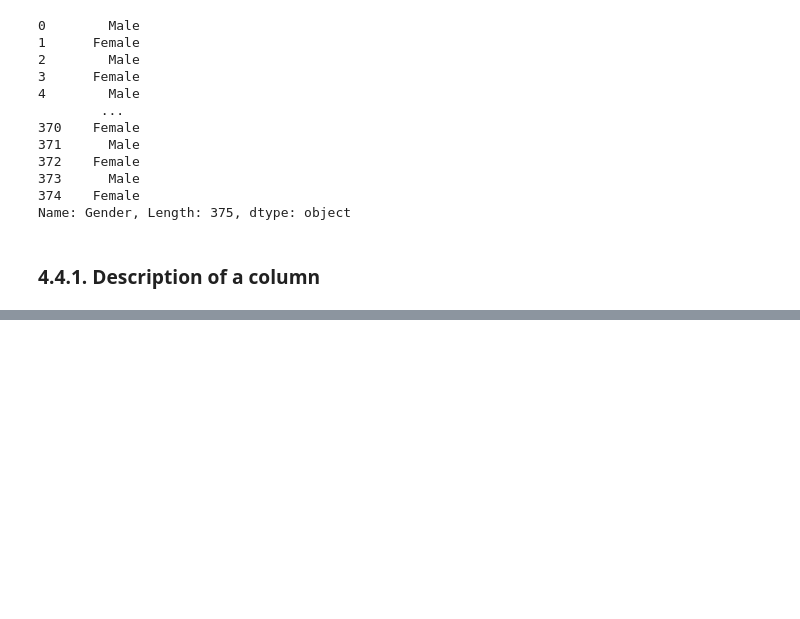
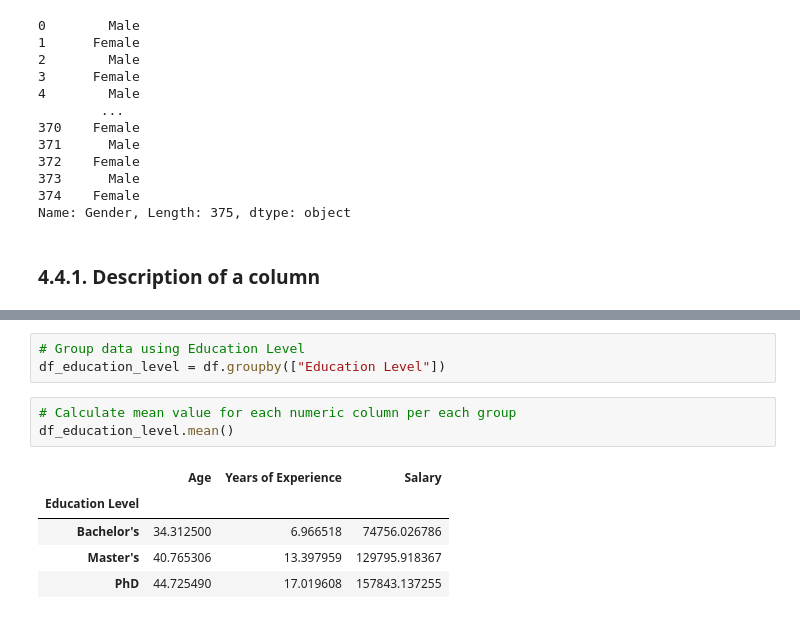
Before and after one commit to MYTE21/AI.Ultron, a Jupyter notebook: (1) Introduction to NN/(1.1) Python for Data Analysis/(1.1.1) Python for Data Analysis.ipynb, the cells around one changed output, grey strips where cells are left out. Saved outputs shown, nothing was run; the diff lists cells and outputs as text; blank space fills up the shorter version.

```diff
--- a/(1) Introduction to NN/(1.1) Python for Data Analysis/(1.1.1) Python for Data Analysis.ipynb
+++ b/(1) Introduction to NN/(1.1) Python for Data Analysis/(1.1.1) Python for Data Analysis.ipynb
@@ -295,0 +324,12 @@ Name: Gender, Length: 375, dtype: object
+# %%
+# Group data using Education Level
+df_education_level = df.groupby(["Education Level"])
+# %%
+# Calculate mean value for each numeric column per each group
+df_education_level.mean()
+# %% [output]
+|  | Age | Years of Experience | Salary |
+| Education Level |  |  |  |
+| Bachelor's | 34.312500 | 6.966518 | 74756.026786 |
+| Master's | 40.765306 | 13.397959 | 129795.918367 |
+| PhD | 44.725490 | 17.019608 | 157843.137255 |
```
Also changed, not shown: parts of 18 cells of this notebook.
